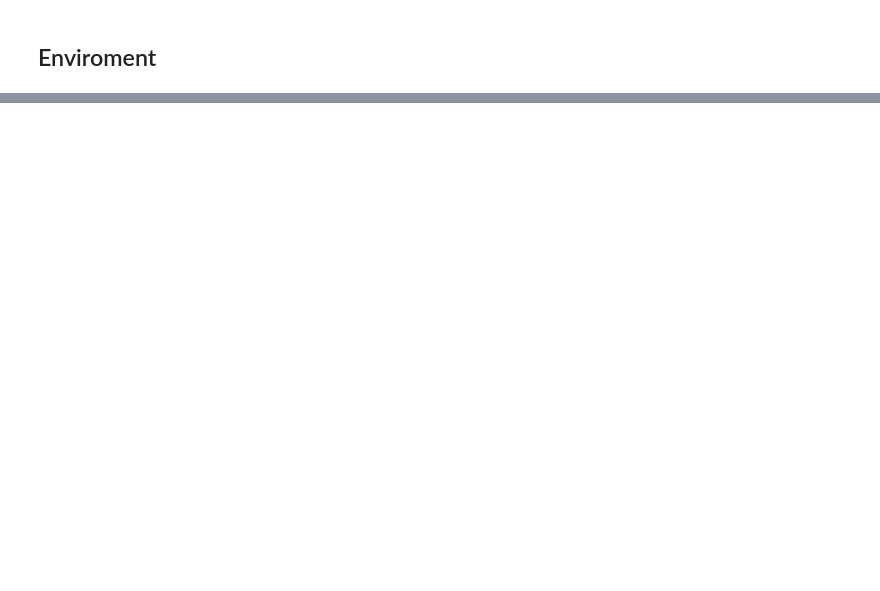
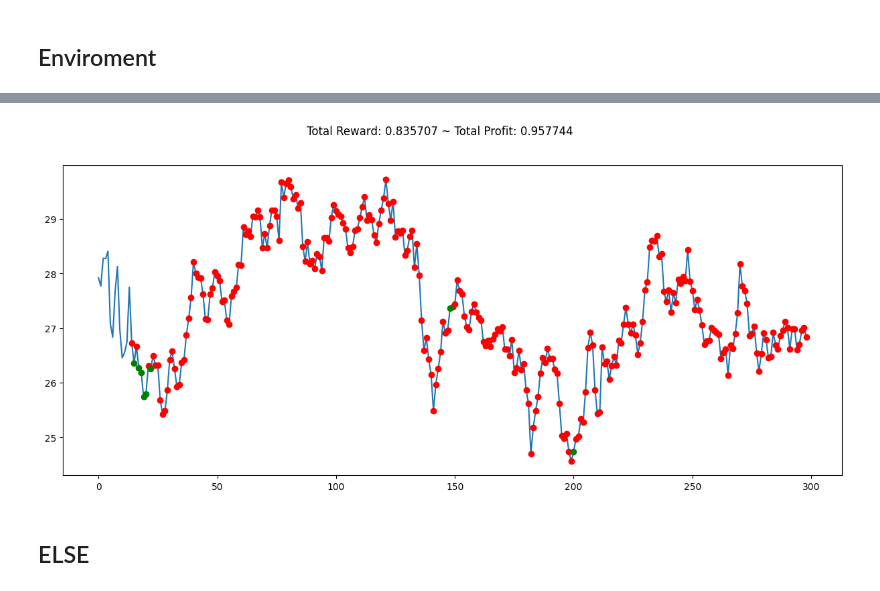
Before and after one commit to pierouc/Mem-ind, a Jupyter notebook: RL del gran pisky.ipynb, the cells around one changed output, grey strips where cells are left out. Drawn from its saved outputs; the diff is of its cells as text; code cells hidden in the pictures; blank space fills up the shorter version.

```diff
--- a/RL del gran pisky.ipynb
+++ b/RL del gran pisky.ipynb
@@ -110,0 +77,7 @@ env information:
+# %%
+class customEnv(StocksEnv):
+    """
+    Custom Environment for RL trading
+    """
+    _process_data = add_signals
+env = customEnv(df=data, window_size=14, frame_bound=(14,100))
@@ -110,0 +86,14 @@ env information:
+# %%
+from stable_baselines3.common.vec_env import DummyVecEnv
+import os
+os.environ['TF_CPP_MIN_LOG_LEVEL'] = '2'
+import tensorflow as tf
+
+
+env_maker = lambda: env
+env_train = DummyVecEnv([env_maker])
+# %%
+from stable_baselines3 import A2C
+
+model = A2C('MlpPolicy', env_train, verbose=1)
+model.learn(total_timesteps=100000)
@@ -110,0 +121,12 @@ env information:
+# %%
+env_test = customEnv(df=data, window_size=14, frame_bound=(15, 300))
+obs,_ = env_test.reset()
+
+while True:
+    obs = obs[np.newaxis, ...]
+    action, _states = model.predict(obs)
+    obs, rewards,_, done,  info= env_test.step(action)
+    print(rewards)
+    if done:
+        print("info",info)
+        break
@@ -110,0 +151,10 @@ env information:
+# %%
+import matplotlib.pyplot as plt
+plt.figure(figsize=(15,6))
+plt.cla()
+env_test.render_all()
+plt.show()
+# %% [output]
+[figure, added]
+# %% [markdown]
+## ELSE
```
Also changed, not shown: parts of 17 cells of this notebook, 3 other files.
